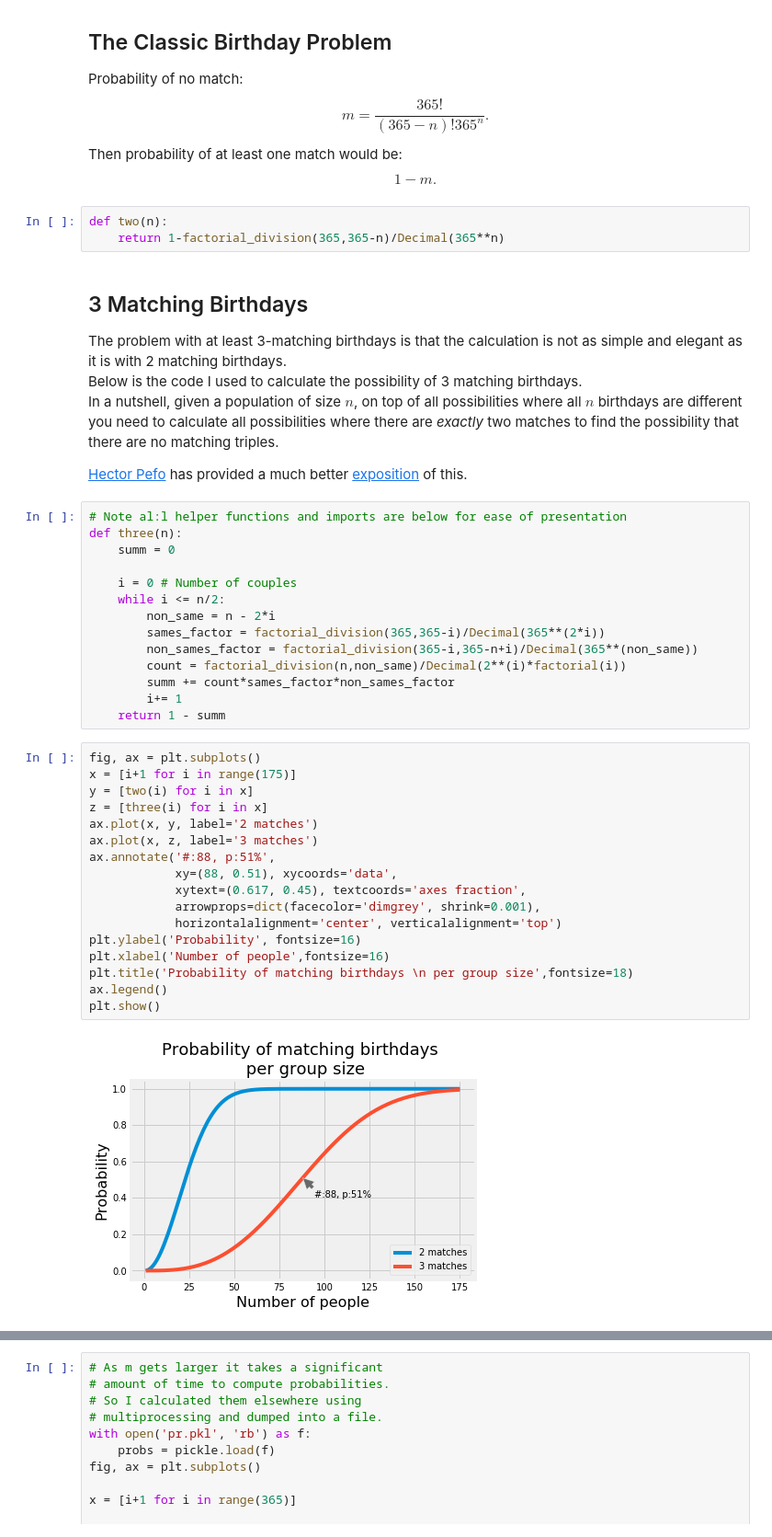
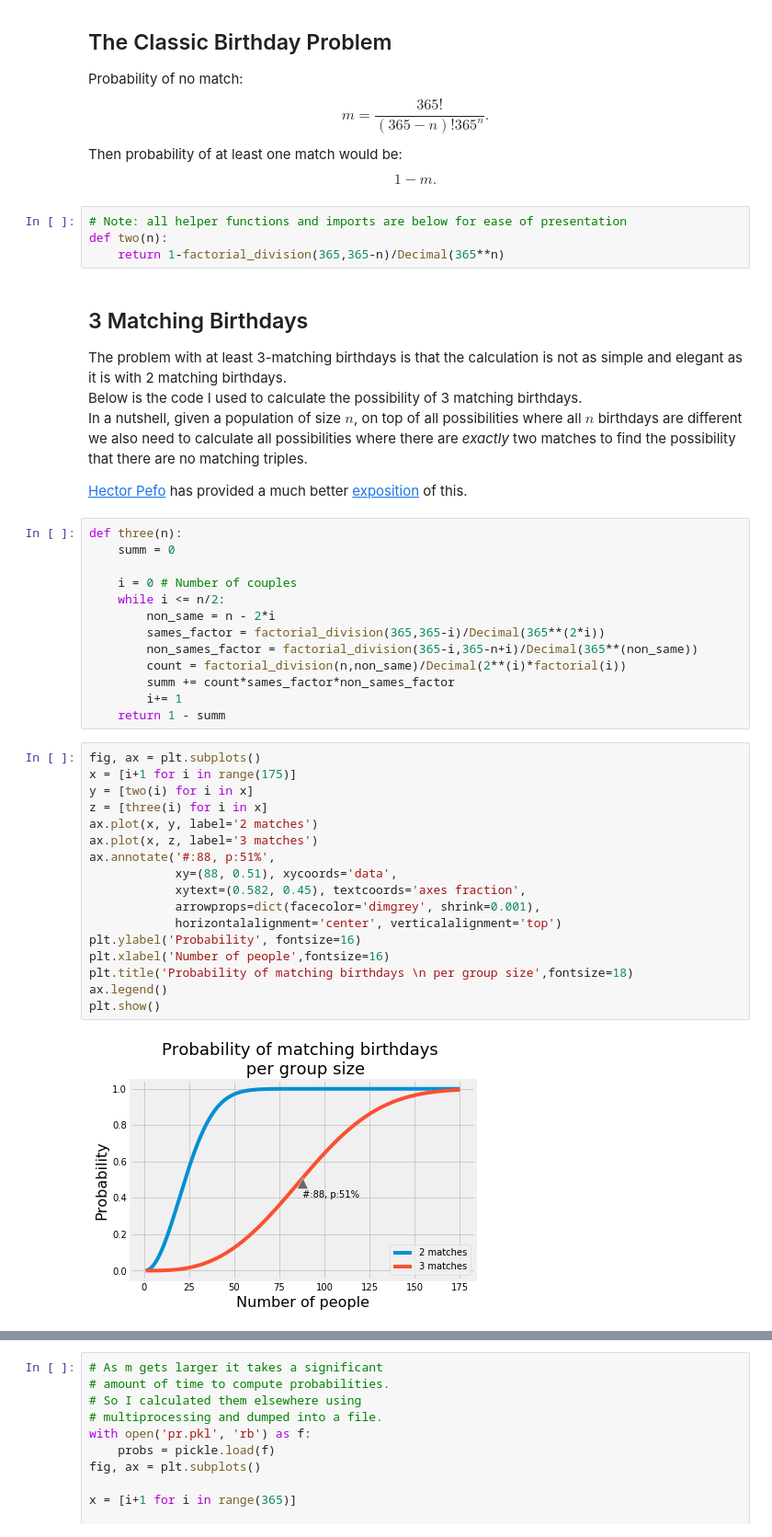
Before and after one commit to DoganCK/538_Riddler, a Jupyter notebook: Oct_4_19-Classic.ipynb, the cells around one changed output, grey strips where cells are left out. Shown: that part at 92% size. Saved outputs shown, nothing was run; the diff lists cells and outputs as text.

```diff
--- a/Oct_4_19-Classic.ipynb
+++ b/Oct_4_19-Classic.ipynb
@@ -14,6 +14,7 @@ Probability of no match:
 $$m = \frac{365!}{(365-n)!365^n}.$$
 Then probability of at least one match would be: $$1 - m.$$
 # %%
+# Note: all helper functions and imports are below for ease of presentation
 def two(n):
     return 1-factorial_division(365,365-n)/Decimal(365**n)
 # %% [markdown]
@@ -21,11 +22,10 @@ def two(n):
 
 The problem with at least 3-matching birthdays is that the calculation is not as simple and elegant as it is with 2 matching birthdays.
 Below is the code I used to calculate the possibility of 3 matching birthdays.
-In a nutshell, given a population of size $n$, on top of all possibilities where all $n$ birthdays are different you need to calculate all possibilities where there are *exactly* two matches to find the possibility that there are no matching triples.
+In a nutshell, given a population of size $n$, on top of all possibilities where all $n$ birthdays are different we also need to calculate all possibilities where there are *exactly* two matches to find the possibility that there are no matching triples.
 
 [Hector Pefo](https://twitter.com/HectorPefo) has provided a much better [exposition](https://hectorpefo.github.io/2019-10-06-Three-Birthdays/) of this.
 # %%
-# Note al:l helper functions and imports are below for ease of presentation
 def three(n):
     summ = 0
 
@@ -41,19 +41,19 @@ def three(n):
 # %%
 fig, ax = plt.subplots()
 x = [i+1 for i in range(175)]
 y = [two(i) for i in x]
 z = [three(i) for i in x]
 ax.plot(x, y, label='2 matches')
 ax.plot(x, z, label='3 matches')
 ax.annotate('#:88, p:51%',
             xy=(88, 0.51), xycoords='data',
-            xytext=(0.617, 0.45), textcoords='axes fraction',
+            xytext=(0.582, 0.45), textcoords='axes fraction',
             arrowprops=dict(facecolor='dimgrey', shrink=0.001),
             horizontalalignment='center', verticalalignment='top')
 plt.ylabel('Probability', fontsize=16)
 plt.xlabel('Number of people',fontsize=16)
 plt.title('Probability of matching birthdays \n per group size',fontsize=18)
 ax.legend()
 plt.show()
 # %% [output]
-[figure, old version]
+[figure, new version]
```
Also changed, not shown: parts of 3 cells of this notebook.
